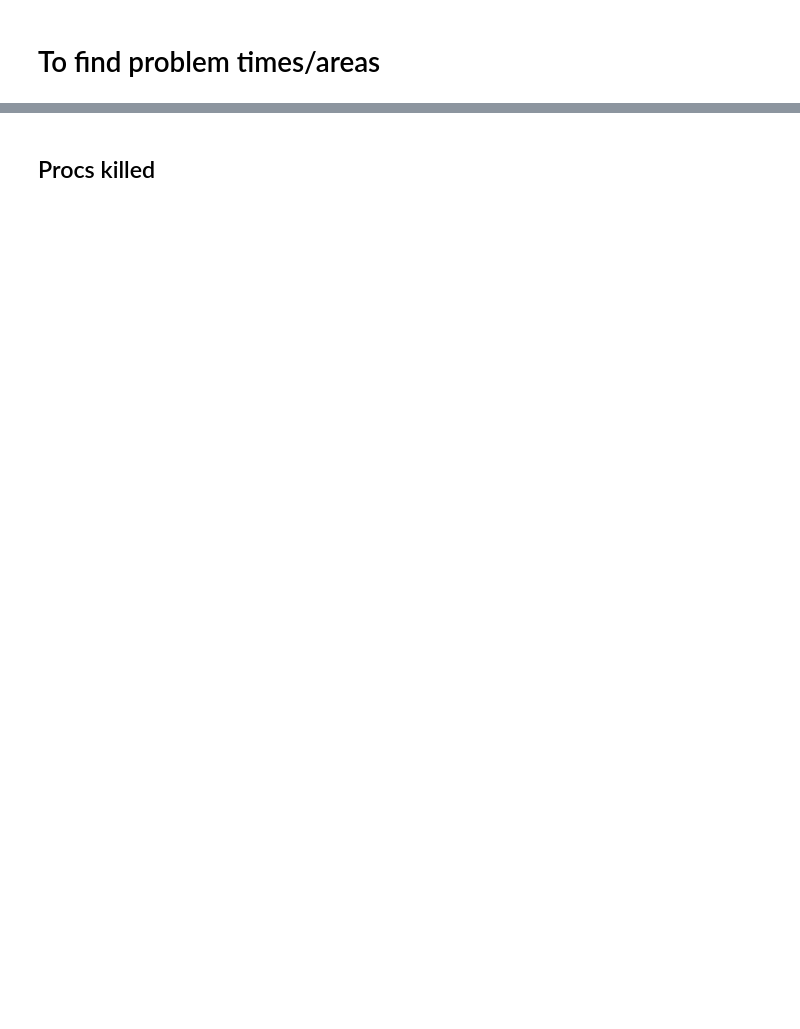
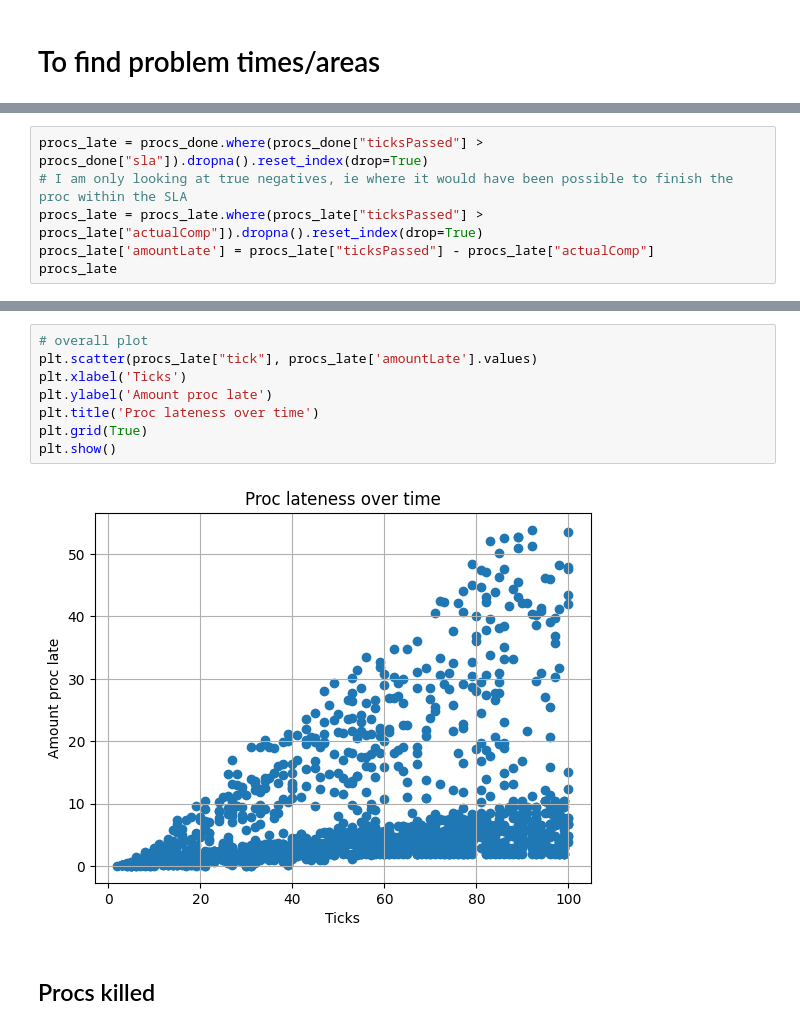
Before and after one commit to hannahmanuela/scheduler-simulator, a Jupyter notebook: results/analyze_output.ipynb, the cells around one changed output, grey strips where cells are left out. Saved outputs shown, nothing was run; the diff lists cells and outputs as text; blank space fills up the shorter version.

```diff
--- a/results/analyze_output.ipynb
+++ b/results/analyze_output.ipynb
@@ -25,0 +24,6 @@ SyntaxError: unmatched ')' (1140398602.py, line 5)
+# %%
+procs_late = procs_done.where(procs_done["ticksPassed"] > procs_done["sla"]).dropna().reset_index(drop=True)
+# I am only looking at true negatives, ie where it would have been possible to finish the proc within the SLA
+procs_late = procs_late.where(procs_late["ticksPassed"] > procs_late["actualComp"]).dropna().reset_index(drop=True)
+procs_late['amountLate'] = procs_late["ticksPassed"] - procs_late["actualComp"]
+procs_late
@@ -26,2 +44,12 @@ SyntaxError: unmatched ')' (1140398602.py, line 5)
+# %%
+# overall plot
+plt.scatter(procs_late["tick"], procs_late['amountLate'].values)
+plt.xlabel('Ticks')
+plt.ylabel('Amount proc late')
+plt.title('Proc lateness over time')
+plt.grid(True)
+plt.show()
+# %% [output]
+[figure, added]
 # %% [markdown]
 ## Procs killed
```
Also changed, not shown: parts of 8 cells of this notebook, 2 other files.
